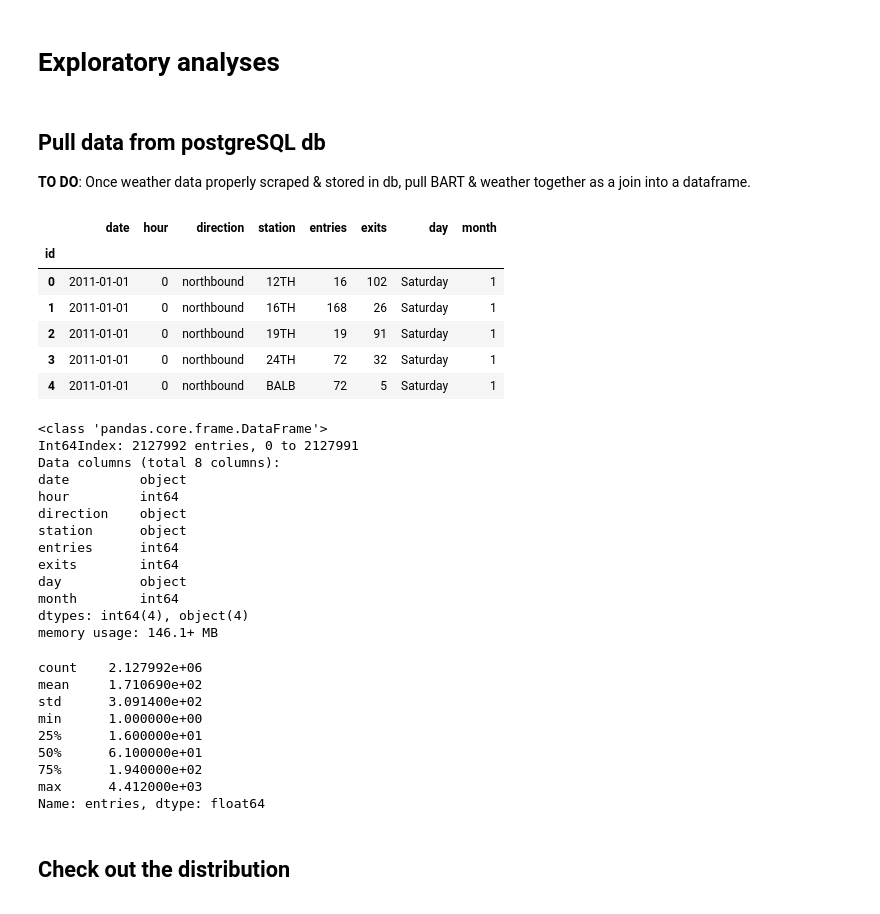
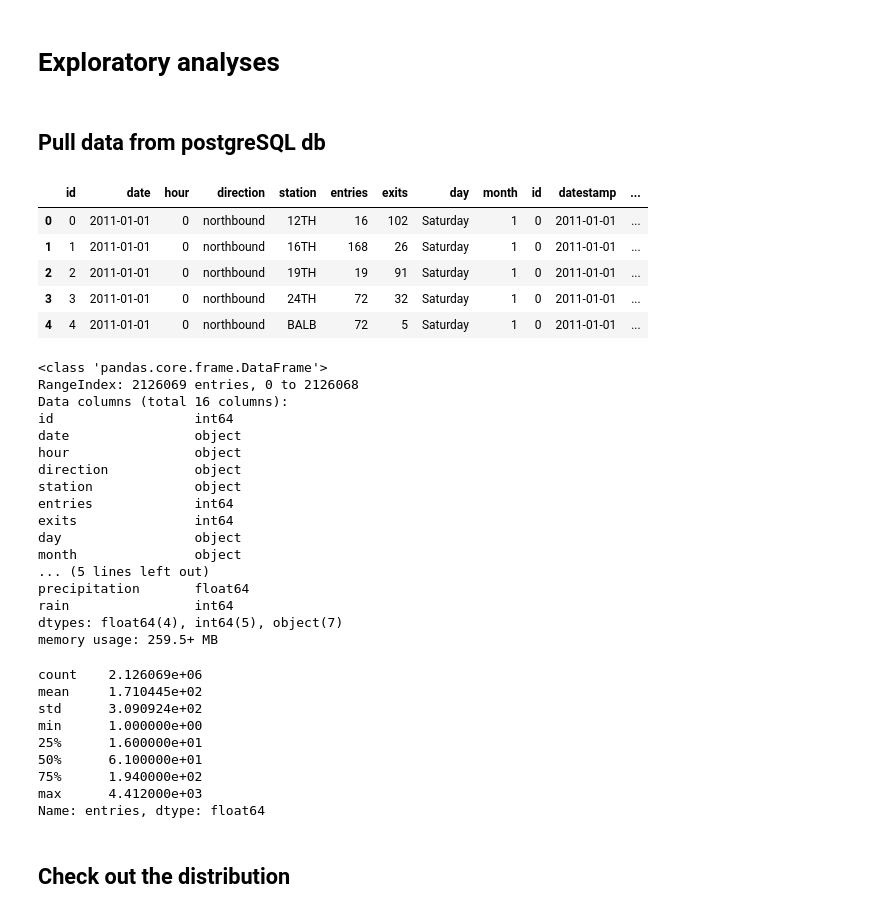
Before and after one commit to bkhurley/beat_the_crowd, a Jupyter notebook: explore.ipynb, the cells around one changed output. Cells and saved outputs as stored; diff of their text form; code cells hidden in the pictures.

```diff
--- a/explore.ipynb
+++ b/explore.ipynb
@@ -13,6 +14,3 @@ import io
 import warnings
 warnings.filterwarnings('ignore')
 %matplotlib inline
-# %% [markdown]
-## Pull data from postgreSQL db
-**TO DO**: Once weather data properly scraped & stored in db, pull BART & weather together as a join into a dataframe.
@@ -32,35 +17,44 @@ con.close() #close dn connection
+# %% [markdown]
+## Pull data from postgreSQL db
+# %%
+# select and join the BART and weather data from postgres
+bart_weather_df = sql_utils.pg2pd_join(table1='bart_entry_exit', table2='weather',
+                           on1='bart_entry_exit.date', on2='weather.datestamp')
 # %%
-entry_exit_df.head()
+bart_weather_df.head()
 # %% [output]
-|  | date | hour | direction | station | entries | exits | day | month |
-| id |  |  |  |  |  |  |  |  |
-| 0 | 2011-01-01 | 0 | northbound | 12TH | 16 | 102 | Saturday | 1 |
-| 1 | 2011-01-01 | 0 | northbound | 16TH | 168 | 26 | Saturday | 1 |
-| 2 | 2011-01-01 | 0 | northbound | 19TH | 19 | 91 | Saturday | 1 |
-| 3 | 2011-01-01 | 0 | northbound | 24TH | 72 | 32 | Saturday | 1 |
-| 4 | 2011-01-01 | 0 | northbound | BALB | 72 | 5 | Saturday | 1 |
+|  | id | date | hour | direction | station | entries | exits | day | month | id | datestamp | ... |
+| 0 | 0 | 2011-01-01 | 0 | northbound | 12TH | 16 | 102 | Saturday | 1 | 0 | 2011-01-01 | ... |
+| 1 | 1 | 2011-01-01 | 0 | northbound | 16TH | 168 | 26 | Saturday | 1 | 0 | 2011-01-01 | ... |
+| 2 | 2 | 2011-01-01 | 0 | northbound | 19TH | 19 | 91 | Saturday | 1 | 0 | 2011-01-01 | ... |
+| 3 | 3 | 2011-01-01 | 0 | northbound | 24TH | 72 | 32 | Saturday | 1 | 0 | 2011-01-01 | ... |
+| 4 | 4 | 2011-01-01 | 0 | northbound | BALB | 72 | 5 | Saturday | 1 | 0 | 2011-01-01 | ... |
 # %%
-entry_exit_df.info()
+bart_weather_df.info()
 # %% [output]
 <class 'pandas.core.frame.DataFrame'>
-Int64Index: 2127992 entries, 0 to 2127991
-Data columns (total 8 columns):
-date         object
-hour         int64
-direction    object
-station      object
-entries      int64
-exits        int64
-day          object
-month        int64
-dtypes: int64(4), object(4)
-memory usage: 146.1+ MB
+RangeIndex: 2126069 entries, 0 to 2126068
+Data columns (total 16 columns):
+id                  int64
+date                object
+hour                object
+direction           object
+station             object
+entries             int64
+exits               int64
+day                 object
+month               object
+... (5 lines left out)
+precipitation       float64
+rain                int64
+dtypes: float64(4), int64(5), object(7)
+memory usage: 259.5+ MB
 # %%
-entry_exit_df['entries'].describe()
+bart_weather_df['entries'].describe()
 # %% [output]
-count    2.127992e+06
-mean     1.710690e+02
-std      3.091400e+02
+count    2.126069e+06
+mean     1.710445e+02
+std      3.090924e+02
 min      1.000000e+00
 25%      1.600000e+01
 50%      6.100000e+01
```
Also changed, not shown: parts of 23 cells of this notebook, 29 other files.
